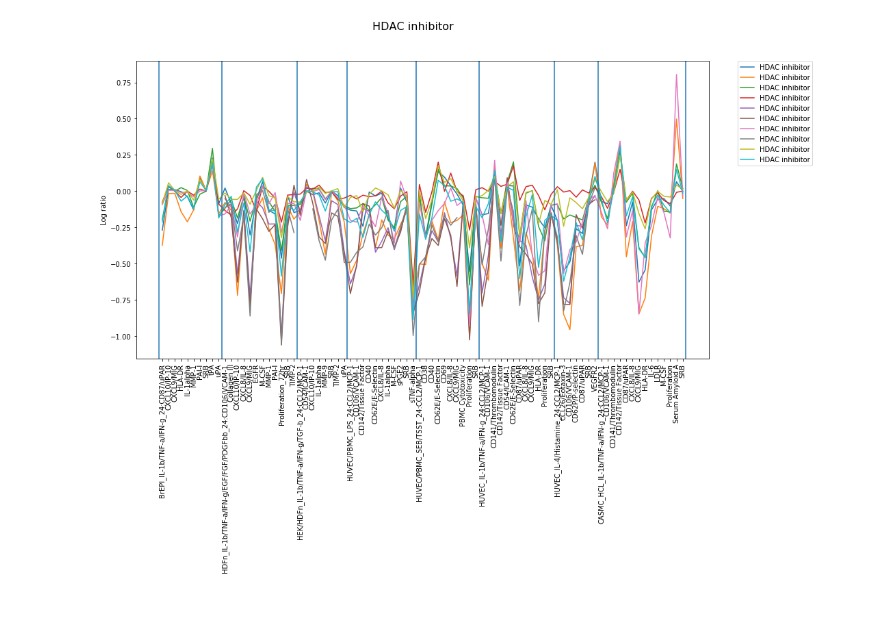
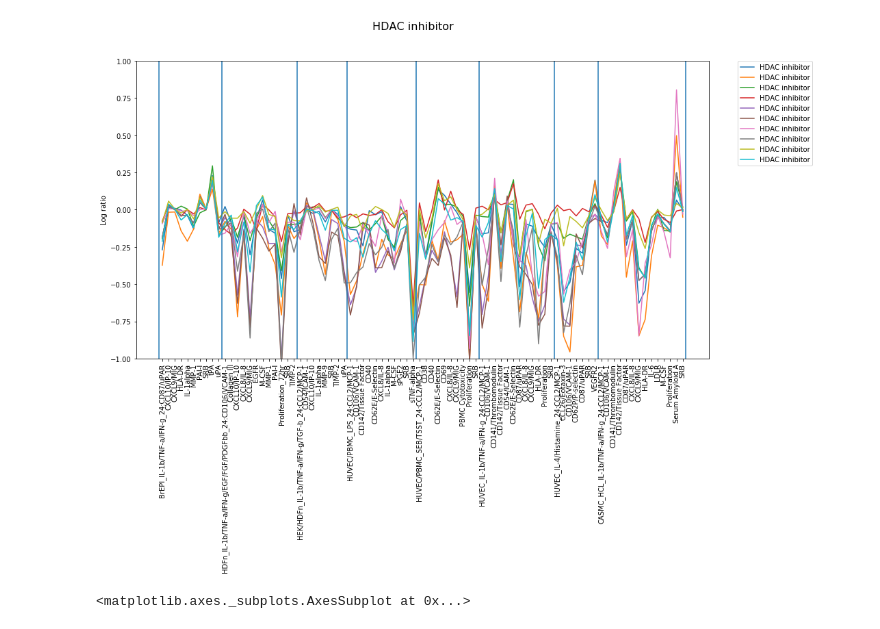
Before and after one commit to AntalBerenyi/SVM, a Jupyter notebook: Notebooks/Predict HDAC inhibitor.ipynb, the cells around one changed output. Saved outputs shown, nothing was run; the diff lists cells and outputs as text; code cells hidden in the pictures.

```diff
--- a/Notebooks/Predict HDAC inhibitor.ipynb
+++ b/Notebooks/Predict HDAC inhibitor.ipynb
@@ -6,19 +6,22 @@ import matplotlib as mpl
 from IPython.display import display
 from scripts.random_profiles import RandomProfileGenerator
 from scripts.profile_reader2 import ProfileReader
-
 pd.options.display.max_rows = 30
 pd.options.display.max_columns = 300
 %matplotlib inline
 
+# ensure reprodicible results
+np.random.seed(42)
 
 pr = ProfileReader(data_file='data\\Final_Berg JBS 2013 Supplemental Table 3_For SVM14Dec2017.xlsx',
                        mechanism_file='data\\Final_Berg JBS 2013 Supplemental Table 3_For SVM14Dec2017 - Mechanisms.xlsx')
 
-# read in data.`b
+# read in data.
 data = pr.get_profile(index=['mech'])
+data = pr.impute(data, how='group_mean')
 mech = 'HDAC inhibitor'
 # %%
 pos_class = data.loc[[mech]]
-pos_class
+
+pr.plot(data=pos_class, title=mech, ylim=[-1,1])
 # %% [output]
@@ -36,18 +28,2 @@ pos_class
+[figure, added]
+<matplotlib.axes._subplots.AxesSubplot at 0x...>
-# %%
-import matplotlib.pyplot as plt
-ax = data.loc[mech].T.plot(
-    figsize=(15,8),
-    sharey=True,
-    subplots=False);
-
-plt.legend(bbox_to_anchor=(1.05, 1), loc=2, borderaxespad=0.);
-x, x_labels, v_line_positions = pr.v_line_positions(data.loc[mech].columns.values);
-plt.xticks(x, x_labels, rotation='vertical');
-plt.ylabel('Log ratio');
-plt.suptitle(mech, fontsize = 16)
-# add vertical lines
-for lp in v_line_positions:
-    plt.axvline(x=lp-0.5)
-plt.show()
-# %% [output]
-[figure, removed]
```
Also changed, not shown: parts of 4 cells of this notebook, 14 other files.
